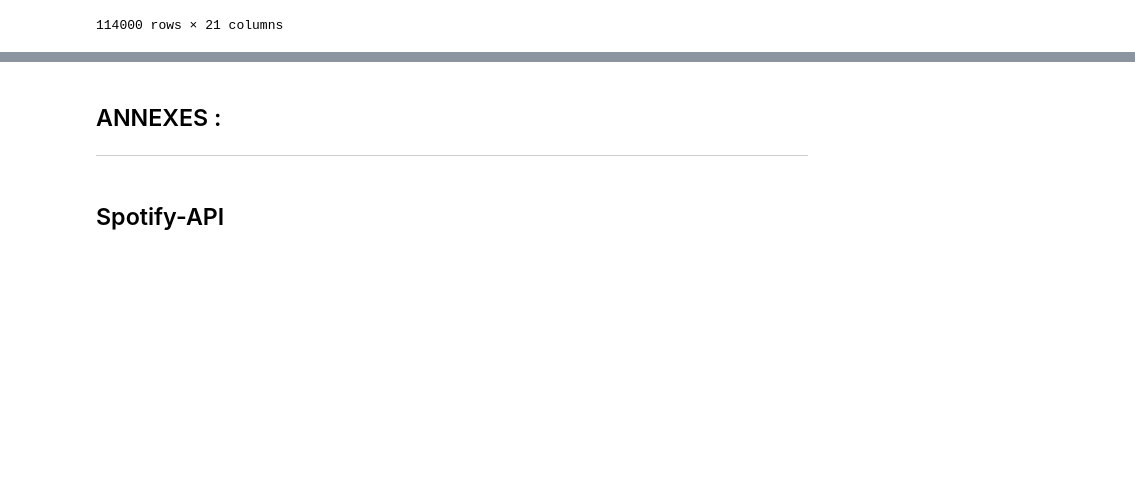
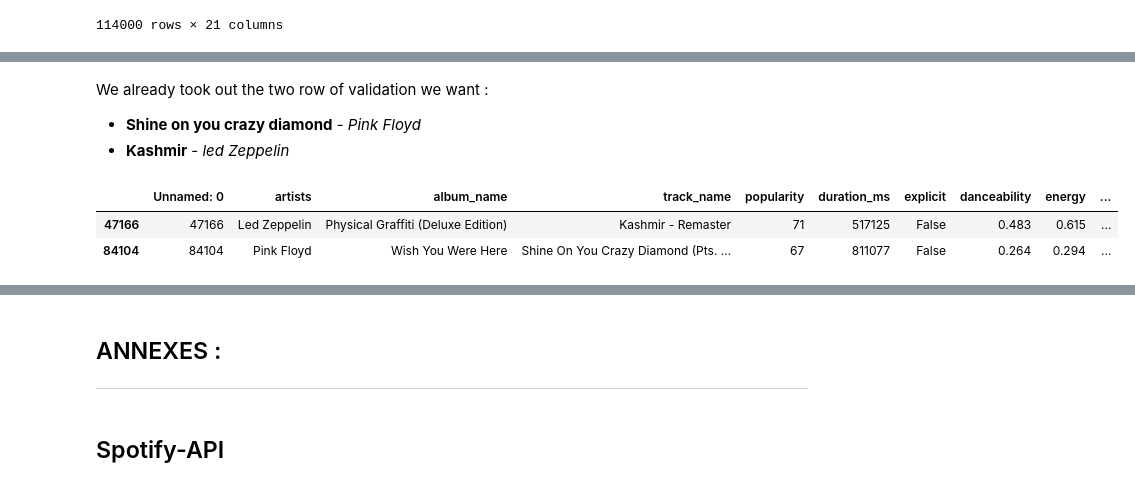
Before and after one commit to JeanRoelensYnov/projet-ML-DL, a Jupyter notebook: data_analysis/Data_Analysis.ipynb, the cells around one changed output, grey strips where cells are left out. Drawn from its saved outputs; the diff is of its cells as text; code cells hidden in the pictures; blank space fills up the shorter version.

```diff
--- a/data_analysis/Data_Analysis.ipynb
+++ b/data_analysis/Data_Analysis.ipynb
@@ -224,0 +261,11 @@ Data features : Index(['Unnamed: 0', 'track_id', 'artists', 'album_name', 'track
+# %% [markdown]
+We already took out the two row of validation we want :
+- **Shine on you crazy diamond** - *Pink Floyd*
+- **Kashmir** - *led Zeppelin*
+# %%
+# See if validation data is already present :
+validation
+# %% [output]
+|  | Unnamed: 0 | artists | album_name | track_name | popularity | duration_ms | explicit | danceability | energy | ... |
+| 47166 | 47166 | Led Zeppelin | Physical Graffiti (Deluxe Edition) | Kashmir - Remaster | 71 | 517125 | False | 0.483 | 0.615 | ... |
+| 84104 | 84104 | Pink Floyd | Wish You Were Here | Shine On You Crazy Diamond (Pts. ... | 67 | 811077 | False | 0.264 | 0.294 | ... |
```
Also changed, not shown: parts of 52 cells of this notebook, 1 other file.
